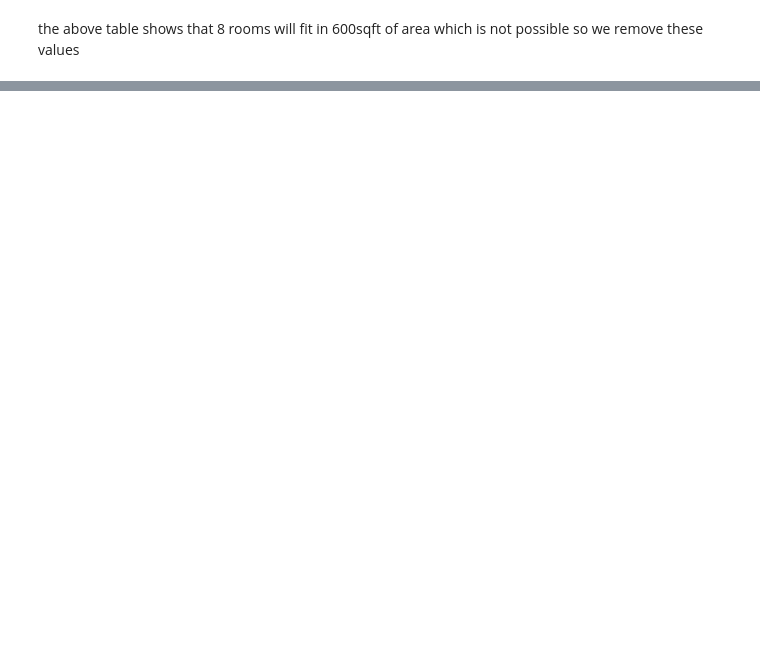
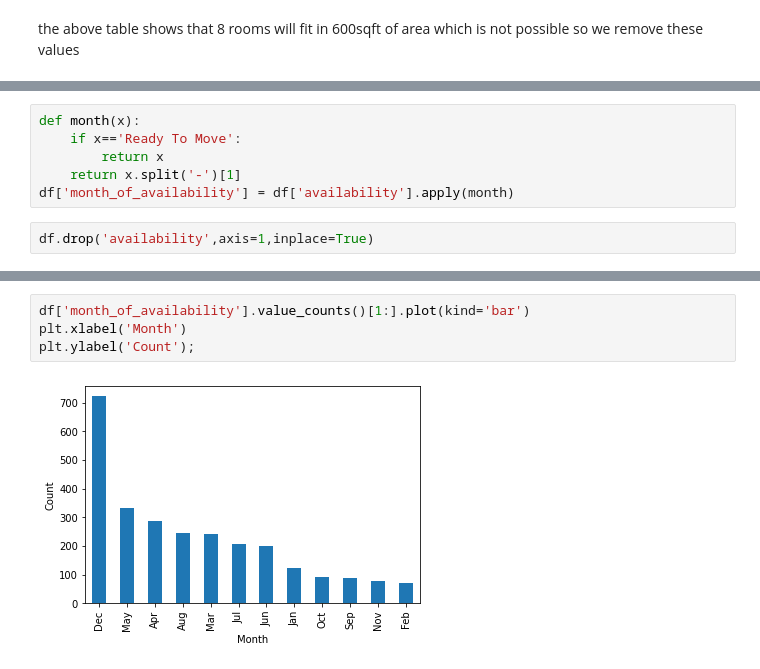
Before and after one commit to Ak27-18/Bengaluru-Housing-Price, a Jupyter notebook: Housing Price.ipynb, the cells around one changed output, grey strips where cells are left out. Saved outputs shown, nothing was run; the diff lists cells and outputs as text; blank space fills up the shorter version.

```diff
--- a/Housing Price.ipynb
+++ b/Housing Price.ipynb
@@ -298,0 +315,8 @@ data2 shape = (12502, 7)
+# %%
+def month(x):
+    if x=='Ready To Move':
+        return x
+    return x.split('-')[1]
+df['month_of_availability'] = df['availability'].apply(month)
+# %%
+df.drop('availability',axis=1,inplace=True)
@@ -298,0 +339,6 @@ data2 shape = (12502, 7)
+# %%
+df['month_of_availability'].value_counts()[1:].plot(kind='bar')
+plt.xlabel('Month')
+plt.ylabel('Count');
+# %% [output]
+[figure, added]
```
Also changed, not shown: parts of 108 cells of this notebook.
